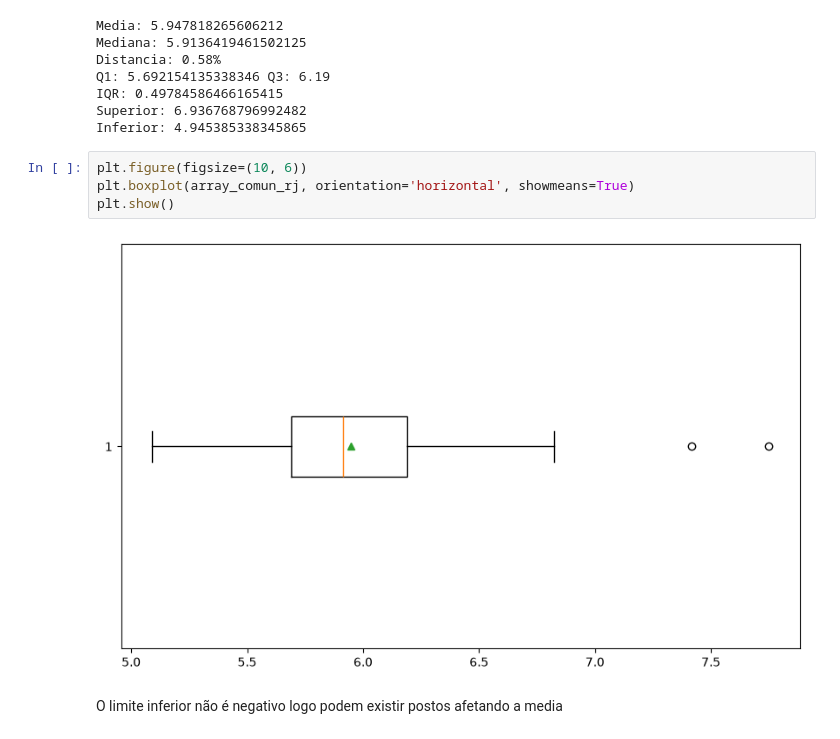
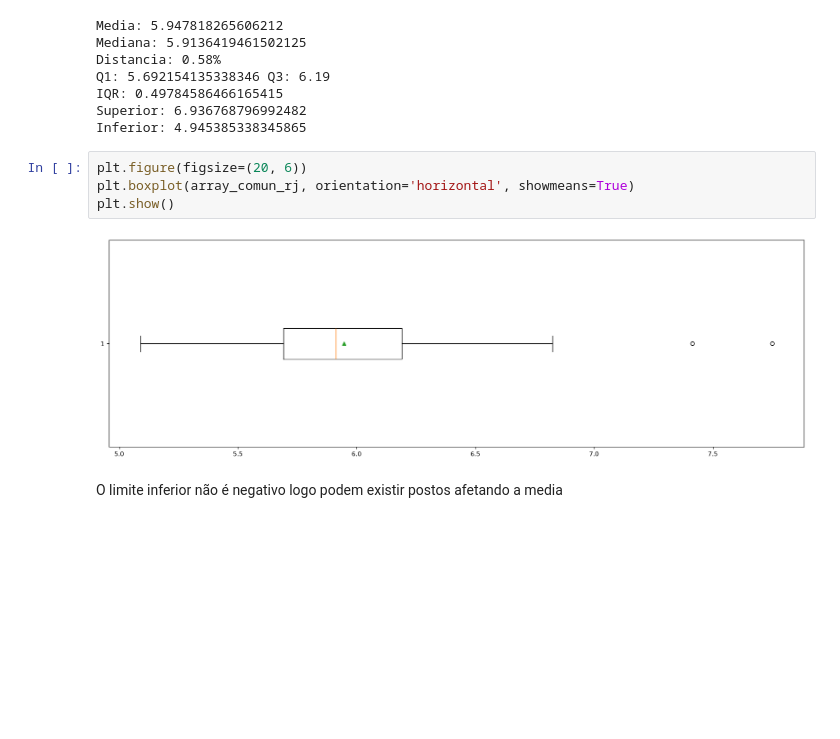
Before and after one commit to IanSeedd/ANP_exercicios, a Jupyter notebook: combust.ipynb, the cells around one changed output. Drawn from its saved outputs; the diff is of its cells as text; blank space fills up the shorter version.

```diff
--- a/combust.ipynb
+++ b/combust.ipynb
@@ -114,11 +114,11 @@ IQR: 0.49784586466165415
 Superior: 6.936768796992482
 Inferior: 4.945385338345865
 # %%
-plt.figure(figsize=(10, 6))
+plt.figure(figsize=(20, 6))
 plt.boxplot(array_comun_rj, orientation='horizontal', showmeans=True)
 plt.show()
 # %% [output]
-[figure, old version]
+[figure, new version]
 # %% [markdown]
 O limite inferior não é negativo logo podem existir postos afetando a media
 # %%
```
Also changed, not shown: parts of 21 cells of this notebook.
